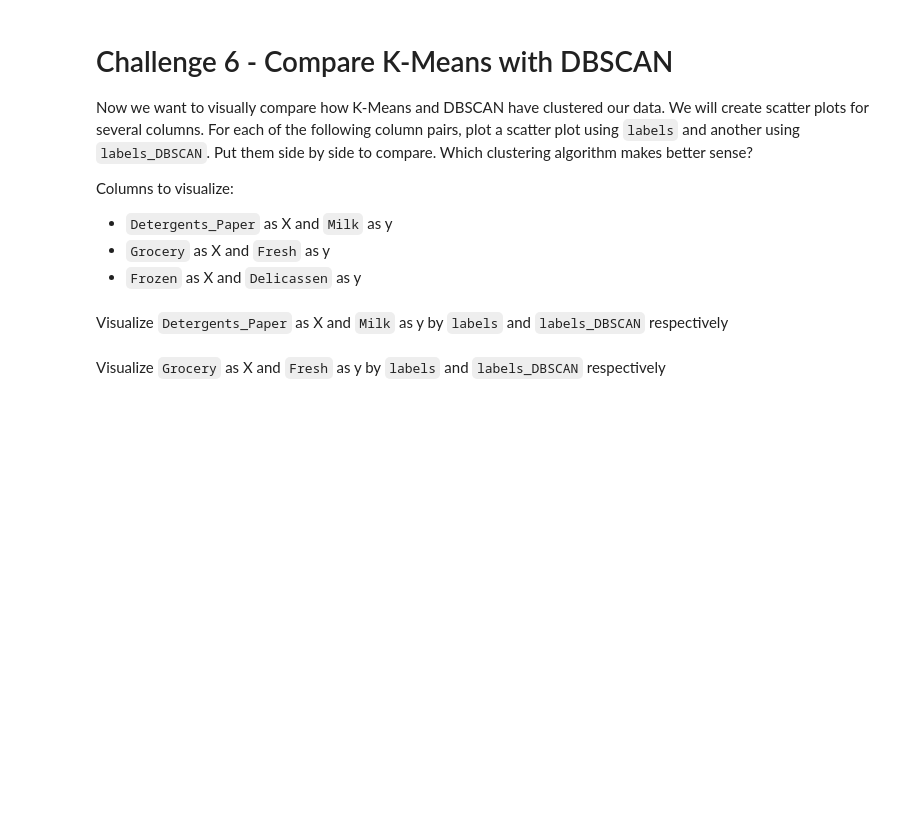
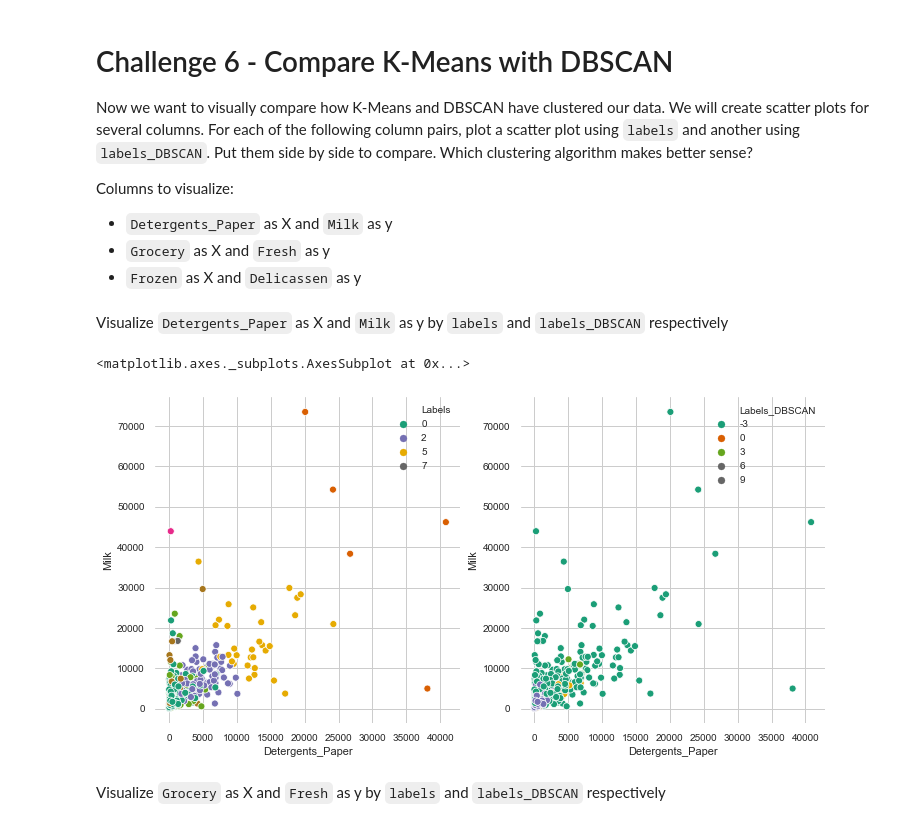
Before and after one commit to ta-data-lis/lab-unsupervised-learning, a Jupyter notebook: your-code/main.ipynb, the cells around one changed output. Saved outputs shown, nothing was run; the diff lists cells and outputs as text; code cells hidden in the pictures; blank space fills up the shorter version.

```diff
--- a/your-code/main.ipynb
+++ b/your-code/main.ipynb
@@ -302,2 +300,21 @@ Visualize `Detergents_Paper` as X and `Milk` as y by `labels` and `labels_DBSCAN
+# %%
+# Your code here:
+sns.set_style("whitegrid")
+
+fig, ax = plt.subplots(1, 2, figsize = (12, 6))
+
+plt.sca(ax[0])
+sns.scatterplot(x = "Detergents_Paper", y = "Milk", hue = "Labels", data = customers,
+                palette = "Dark2")
+
+plt.sca(ax[1])
+sns.scatterplot(x = "Detergents_Paper", y = "Milk", hue = "Labels_DBSCAN", data = customers,
+                palette = "Dark2")
+
+# I'm confused; the number of labels do not correspond to the dots (look at the first one, w/
+# 4 labels, but the red dots — for instance — are not descriminated in the labels?)
+# %% [output]
+<matplotlib.axes._subplots.AxesSubplot at 0x...>
+[figure, added]
 # %% [markdown]
 Visualize `Grocery` as X and `Fresh` as y by `labels` and `labels_DBSCAN` respectively
```
Also changed, not shown: parts of 10 cells of this notebook.
